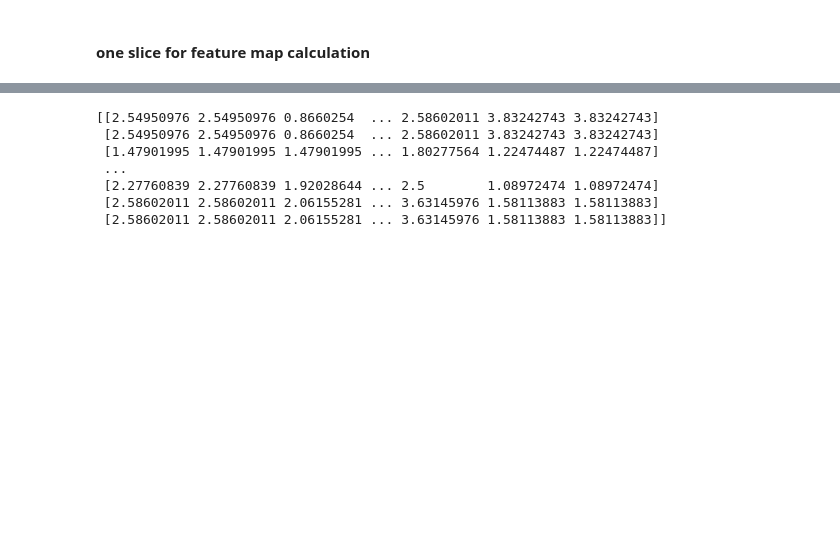
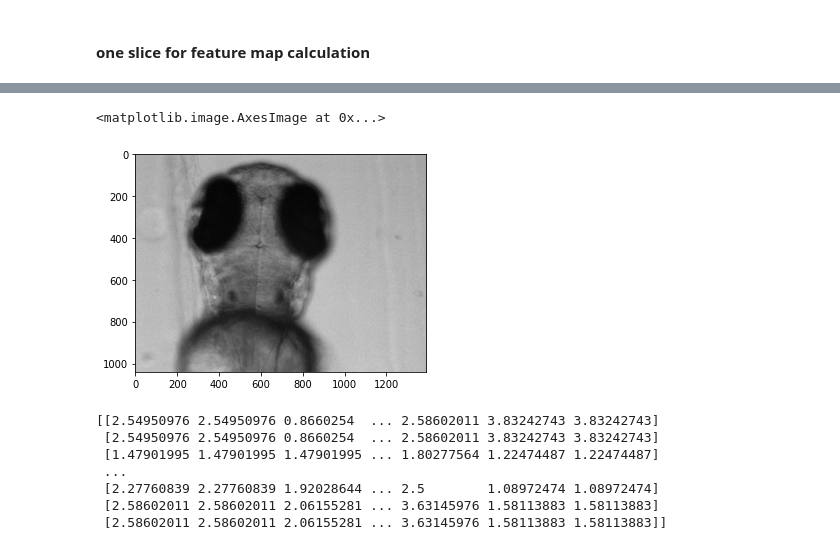
Before and after one commit to leeroyhannover/LM, a Jupyter notebook: digitalConfocal/notebooks/focalMaps.ipynb, the cells around one changed output, grey strips where cells are left out. Drawn from its saved outputs; the diff is of its cells as text; code cells hidden in the pictures; blank space fills up the shorter version.

Commit message:
confocal map for one slice

```diff
--- a/digitalConfocal/notebooks/focalMaps.ipynb
+++ b/digitalConfocal/notebooks/focalMaps.ipynb
@@ -106,3 +100,8 @@ NonUniformStepSizeError: Unpatchify only supports reconstructing image with a un
+# %%
+plt.imshow(testSlice, cmap='gray')
+# %% [output]
+<matplotlib.image.AxesImage at 0x...>
+[figure, added]
 # %%
 test1 = fMap[1]
 print(test1)
```
Also changed, not shown: parts of 2 cells of this notebook, 2 other files.
